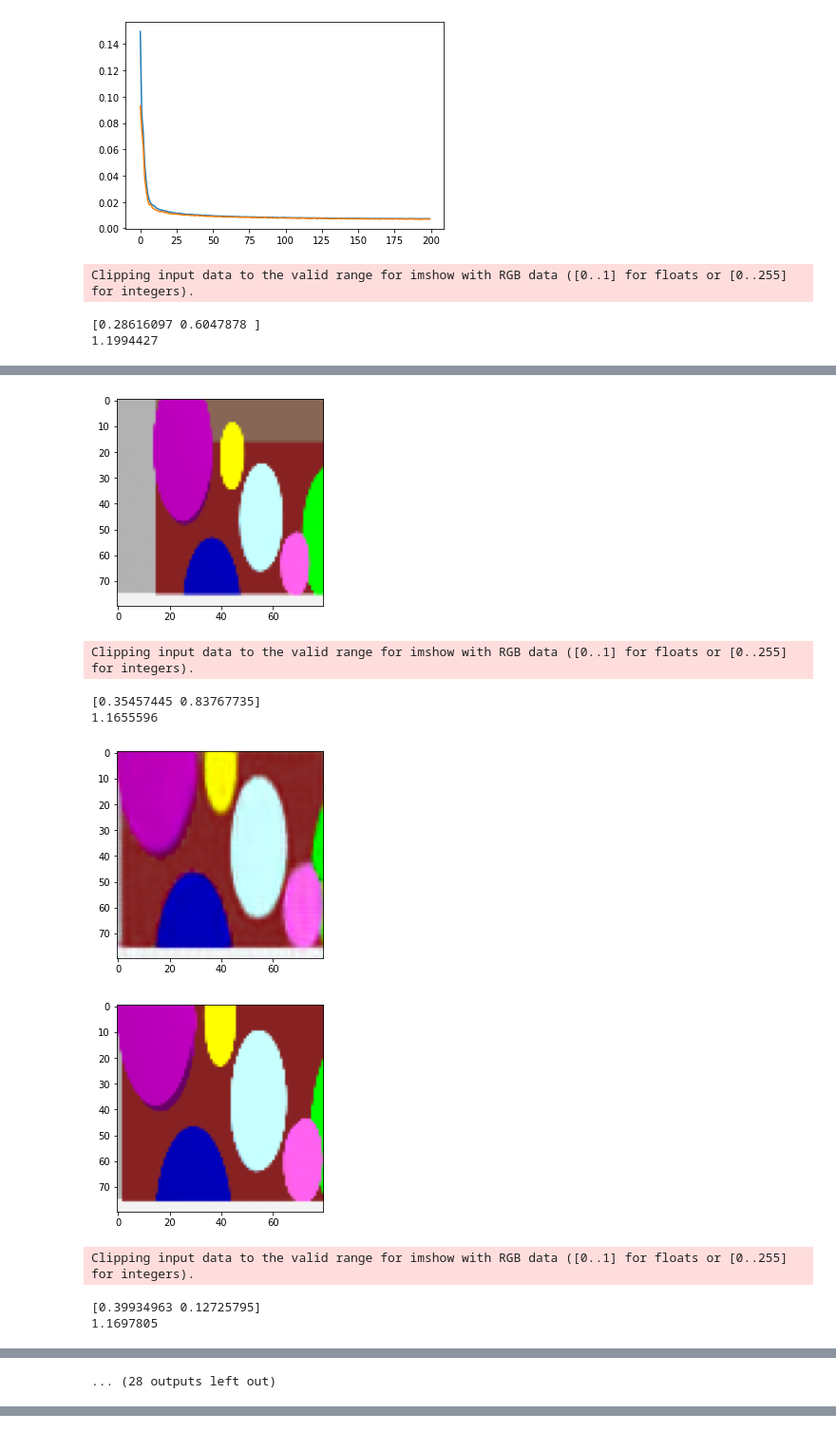
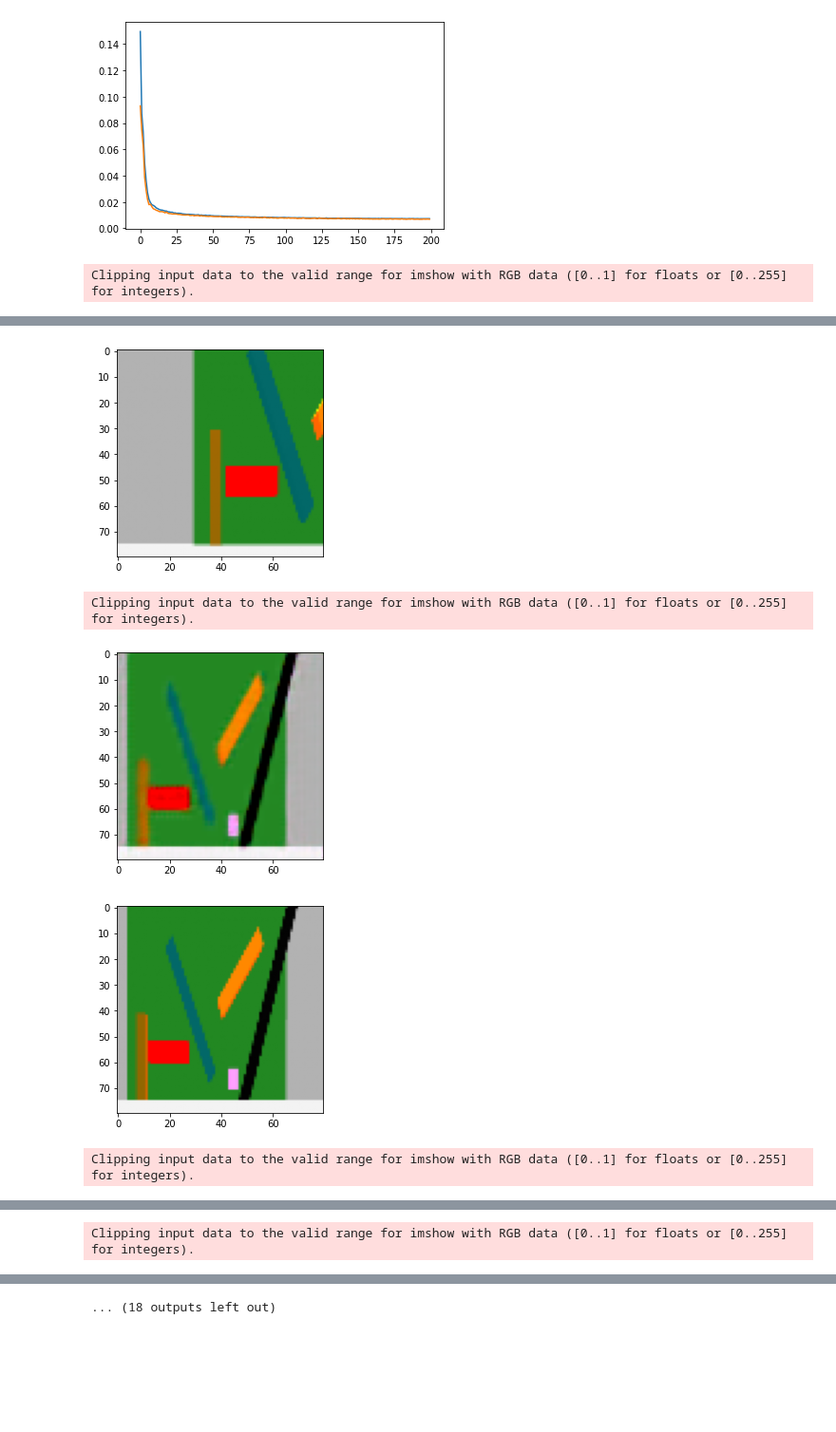
Before and after one commit to SimonWulp/ActiveInferenceRobotics, a Jupyter notebook: src/turtlebot3_gazebo/scripts/decoder_train.ipynb, the cells around one changed output, grey strips where cells are left out. Shown at 95% size. Drawn from its saved outputs; the diff is of its cells as text; code cells hidden in the pictures; blank space fills up the shorter version.

```diff
--- a/src/turtlebot3_gazebo/scripts/decoder_train.ipynb
+++ b/src/turtlebot3_gazebo/scripts/decoder_train.ipynb
@@ -13,7 +13,7 @@ import matplotlib.pyplot as plt
 import numpy as np
 from torchvision import transforms
 # %%
-with open("/home/simon/catkin_ws/src/turtlebot3_gazebo/scripts/data/shapes_dif_fixed_rgb8_1_10k_norm_np.pkl", 'rb') as f:
+with open("/home/simon/catkin_ws/src/turtlebot3_gazebo/scripts/data/shapes_fixed_rgb8_1_10k_norm_np.pkl", 'rb') as f:
     data = pickle.load(f)
 
 pose, img = data
@@ -123,14 +138,11 @@ plt.plot(range(len(test_loss_epoch)), test_loss_epoch)
 # %%
 net.eval()
 for i in random.sample(range(len(test_pose)), 10):
-    print(test_pose[i])
     pred = net(torch.tensor(test_pose[i]).unsqueeze(0).unsqueeze(1).float().cuda()).cpu().detach().numpy().squeeze().transpose(1,2,0)
-    print(np.max(pred))
+    plt.figure()
     plt.imshow(pred)
     plt.show()
     plt.imshow(test_img[i].transpose(1,2,0))
     plt.show()
 # %% [output]
 Clipping input data to the valid range for imshow with RGB data ([0..1] for floats or [0..255] for integers).
-[0.28616097 0.6047878 ]
-1.1994427
@@ -138,9 +150,5 @@ Clipping input data to the valid range for imshow with RGB data ([0..1] for floa
-[figure, old version]
+[figure, new version]
-Clipping input data to the valid range for imshow with RGB data ([0..1] for floats or [0..255] for integers).
-[0.35457445 0.83767735]
-1.1655596
+Clipping input data to the valid range for imshow with RGB data ([0..1] for floats or [0..255] for integers).
-[figure, old version]
+[figure, new version]
-[figure, old version]
+[figure, new version]
-Clipping input data to the valid range for imshow with RGB data ([0..1] for floats or [0..255] for integers).
-[0.39934963 0.12725795]
-1.1697805
+Clipping input data to the valid range for imshow with RGB data ([0..1] for floats or [0..255] for integers).
@@ -149 +157 @@ Clipping input data to the valid range for imshow with RGB data ([0..1] for floa
-... (28 outputs left out)
+Clipping input data to the valid range for imshow with RGB data ([0..1] for floats or [0..255] for integers).
@@ -149,0 +160 @@ Clipping input data to the valid range for imshow with RGB data ([0..1] for floa
+... (18 outputs left out)
```
Also changed, not shown: parts of 2 cells of this notebook, 14 other files.
